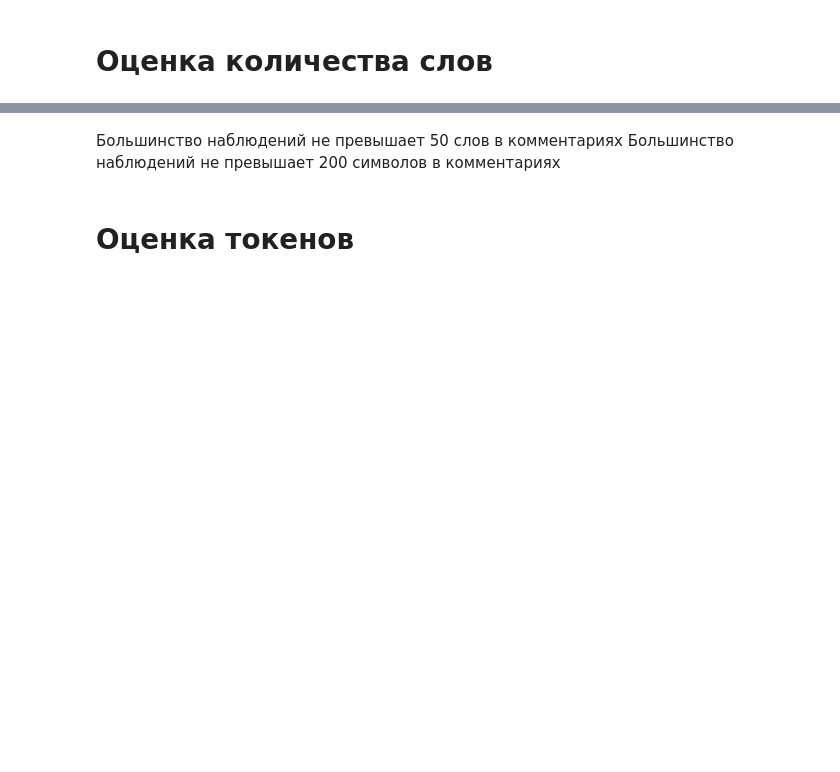
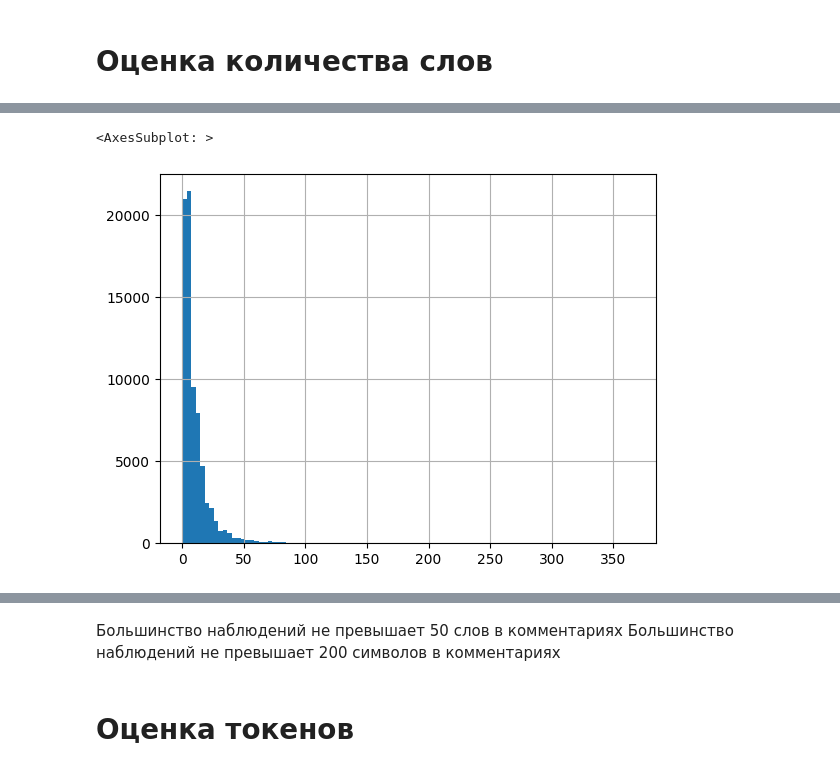
Before and after one commit to Tricar5/dm_corean, a Jupyter notebook: notebooks/11_nlp/text_preprocessing.ipynb, the cells around one changed output, grey strips where cells are left out. Cells and saved outputs as stored; diff of their text form; code cells hidden in the pictures; blank space fills up the shorter version.

```diff
--- a/notebooks/11_nlp/text_preprocessing.ipynb
+++ b/notebooks/11_nlp/text_preprocessing.ipynb
@@ -130,4 +144,0 @@ preprocessed_corpora = [preprocess_text(t) for t in corpora]
-# %%
-comments['preprocessed_text'] = preprocessed_corpora
-
-comments.to_csv(DATA_PATH / 'comment' / 'comments_preprocessed.csv', sep='\t', index=False)
@@ -134,6 +167,6 @@ comments.to_csv(DATA_PATH / 'comment' / 'comments_preprocessed.csv', sep='\t', i
 # %% [markdown]
 # Оценка количества слов
 # %%
-comments['word_count'] = comments['preprocessed_text'].apply(lambda x: len(x.split()))
-comments['sym_count'] = comments['preprocessed_text'].apply(lambda x: len(x))
+comments['lem_word_count'] = comments['lemmatized_text'].apply(lambda x: len(x.split()))
+comments['lem_sym_count'] = comments['lemmatized_text'].apply(lambda x: len(x))
 # %%
@@ -141,3 +184,6 @@ comments['word_count'].describe()
 # %%
-comments['word_count'].hist(bins=100)
+comments['lem_word_count'].hist(bins=100)
+# %% [output]
+<AxesSubplot: >
+[figure, added]
 # %%
```
Also changed, not shown: parts of 20 cells of this notebook, 8 other files.
